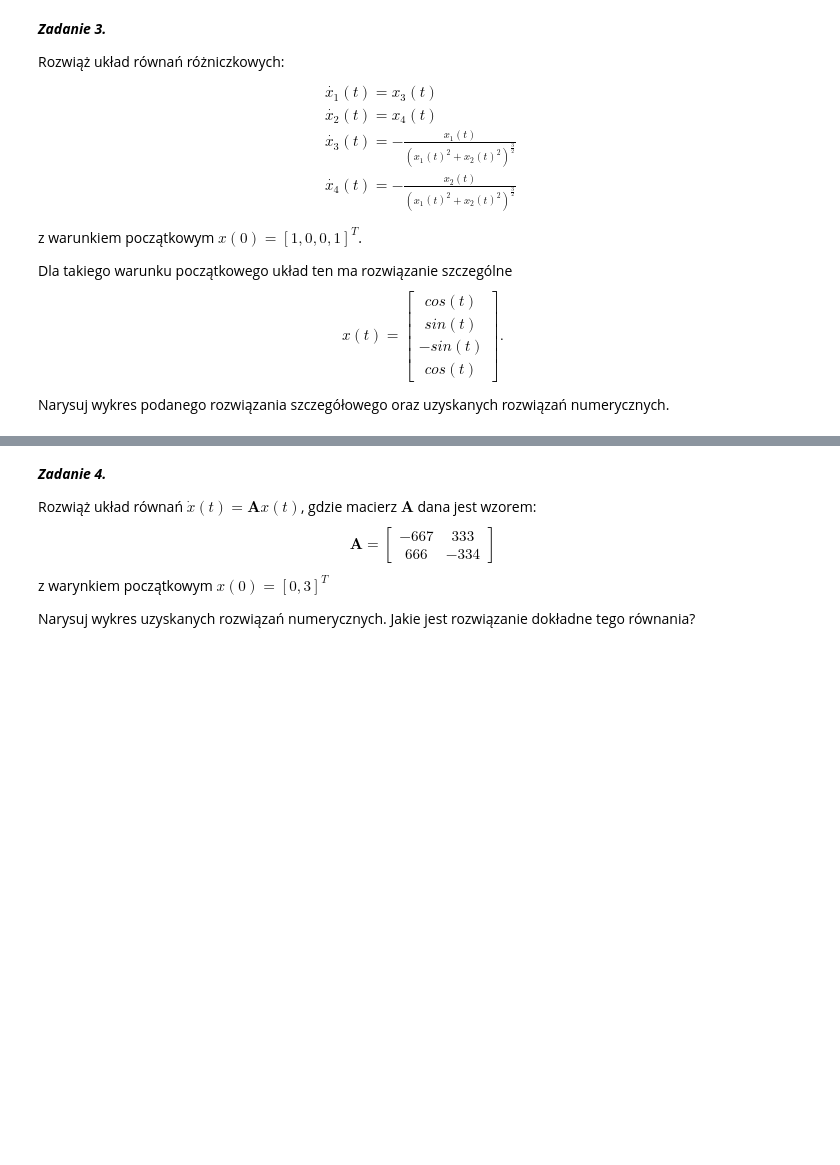
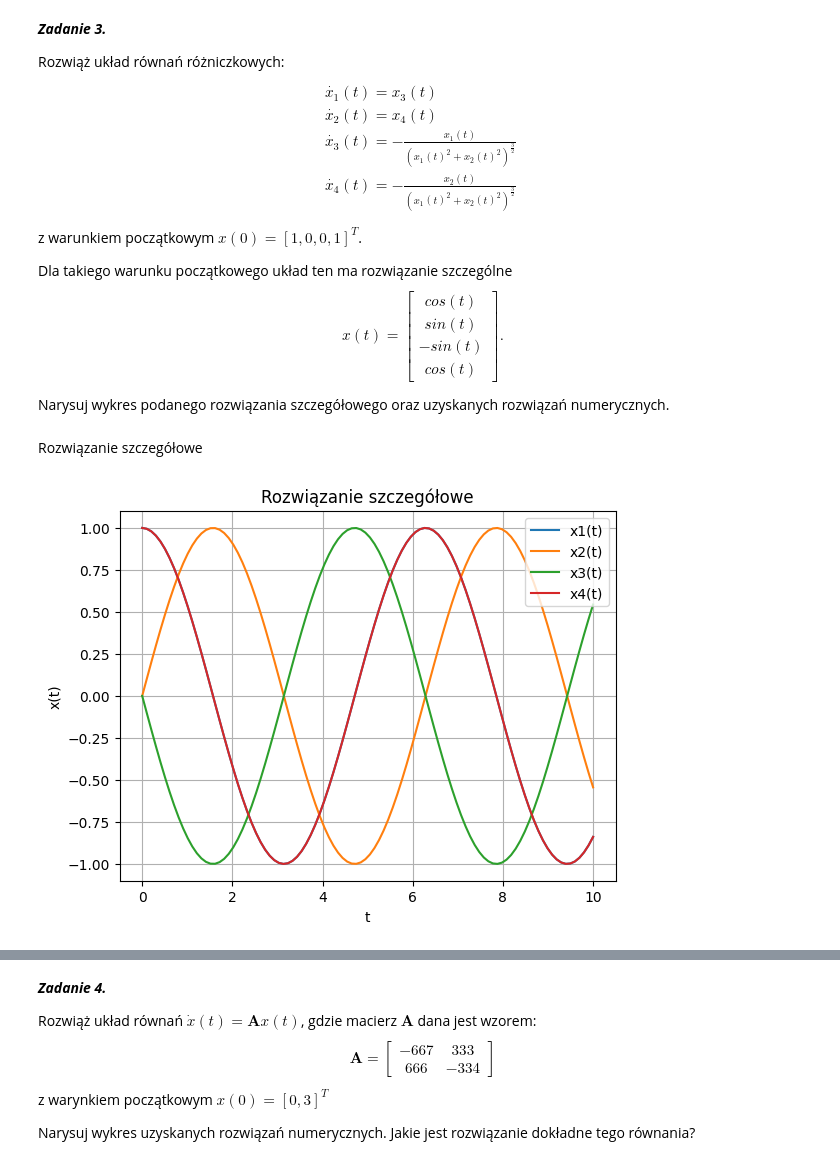
Before and after one commit to KAiR-ISZ-LAB-RM/laboratorium-12-Patrycj2a, a Jupyter notebook: sprawozdanie.ipynb, the cells around one changed output, grey strips where cells are left out. Drawn from its saved outputs; the diff is of its cells as text; code cells hidden in the pictures; blank space fills up the shorter version.

```diff
--- a/sprawozdanie.ipynb
+++ b/sprawozdanie.ipynb
@@ -59,3 +103,21 @@ cos(t)
 $$
 
 Narysuj wykres podanego rozwiązania szczegółowego oraz uzyskanych rozwiązań numerycznych.
+# %% [markdown]
+Rozwiązanie szczegółowe
+# %%
+#wizualizacja rozwiązania równania szczegółowego, aby było widać, jak powinno wyglądać po rozwiązaniu metodą Eulera
+t = np.linspace(0,10,100) #wektor czasu dla którego ma zostać rozwiązany układ równań
+
+plt.plot(t, np.cos(t))
+plt.plot(t, np.sin(t))
+plt.plot(t, -np.sin(t))
+plt.plot(t, np.cos(t))
+plt.title("Rozwiązanie szczegółowe")
+plt.xlabel("t")
+plt.ylabel("x(t)")
+plt.legend(["x1(t)", "x2(t)", "x3(t)", "x4(t)"])
+plt.grid()
+plt.show()
+# %% [output]
+[figure, added]
```
Also changed, not shown: parts of 13 cells of this notebook, 1 other file.
